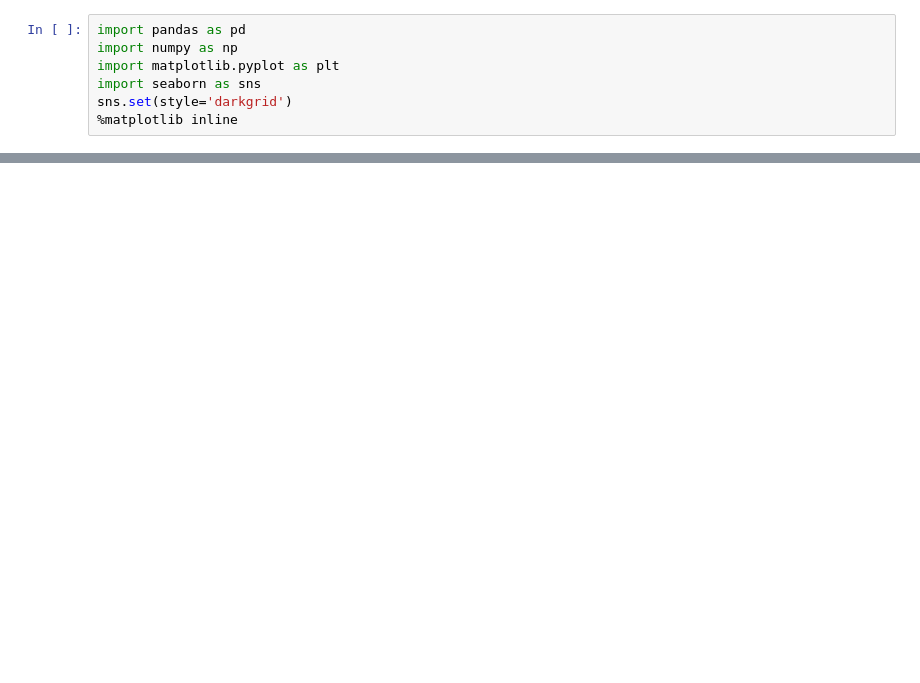
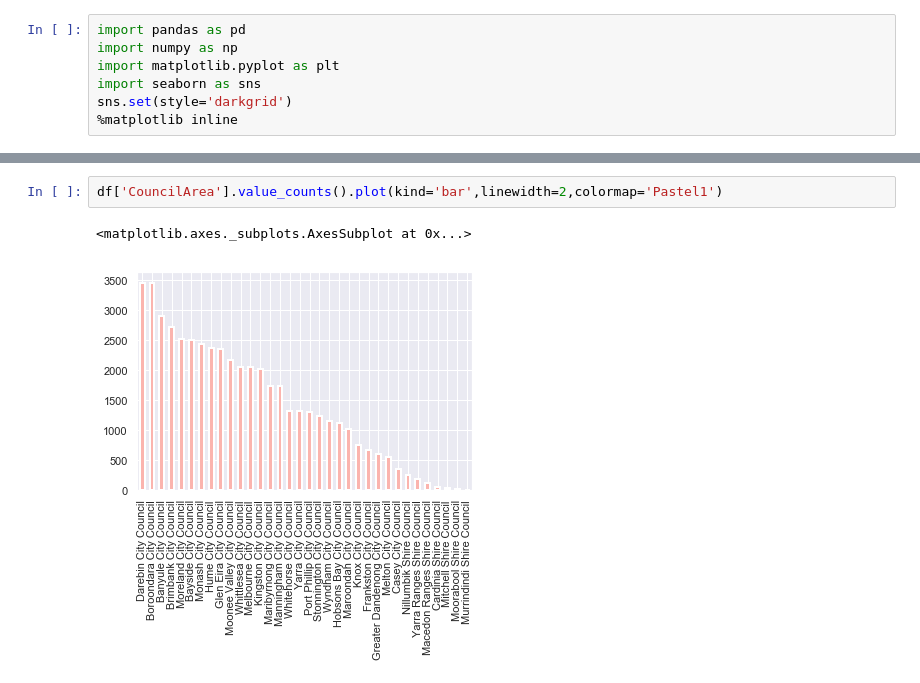
Before and after one commit to drewlehe/Melbourne-Housing, a Jupyter notebook: aus housing.ipynb, the cells around one changed output, grey strips where cells are left out. Drawn from its saved outputs; the diff is of its cells as text; blank space fills up the shorter version.

```diff
--- a/aus housing.ipynb
+++ b/aus housing.ipynb
@@ -20,0 +59,5 @@ df.head()
+# %%
+df['CouncilArea'].value_counts().plot(kind='bar',linewidth=2,colormap='Pastel1')
+# %% [output]
+<matplotlib.axes._subplots.AxesSubplot at 0x...>
+[figure, added]
```
Also changed, not shown: parts of 13 cells of this notebook.
